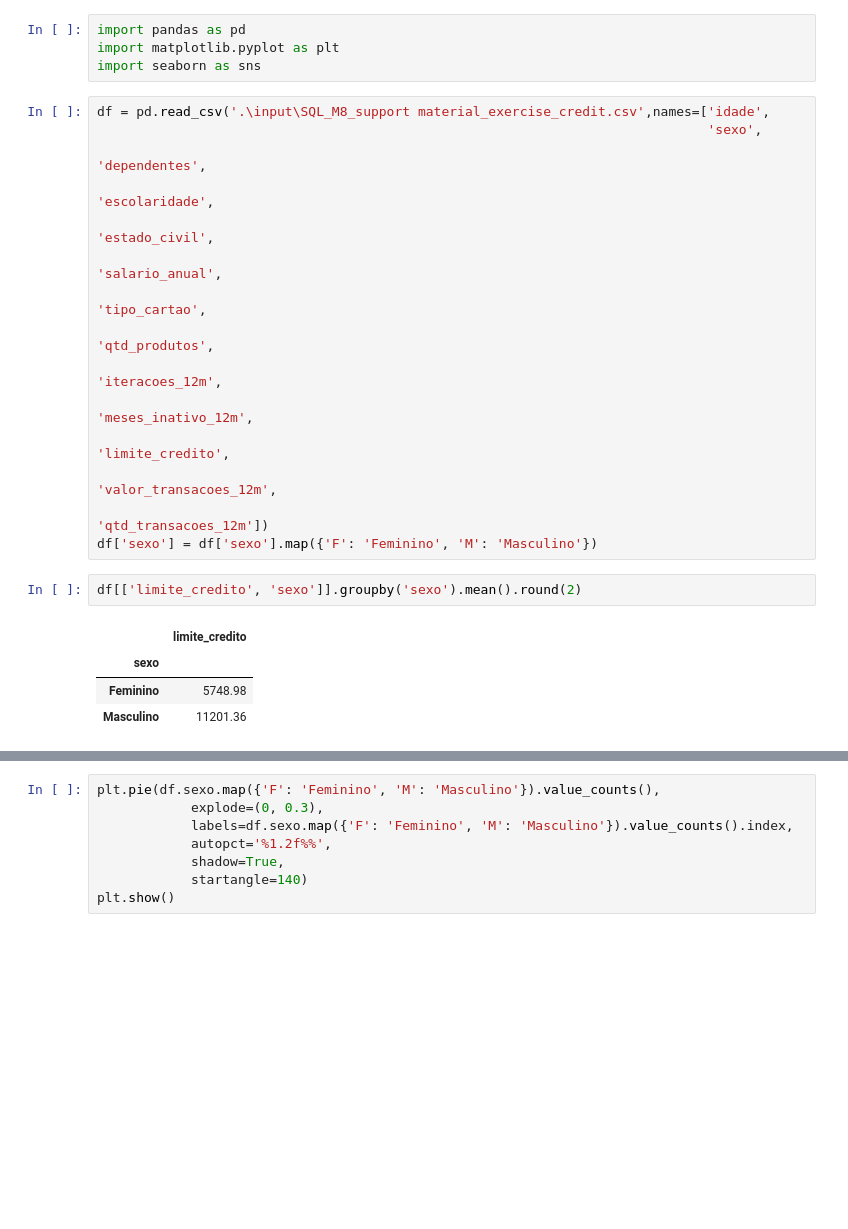
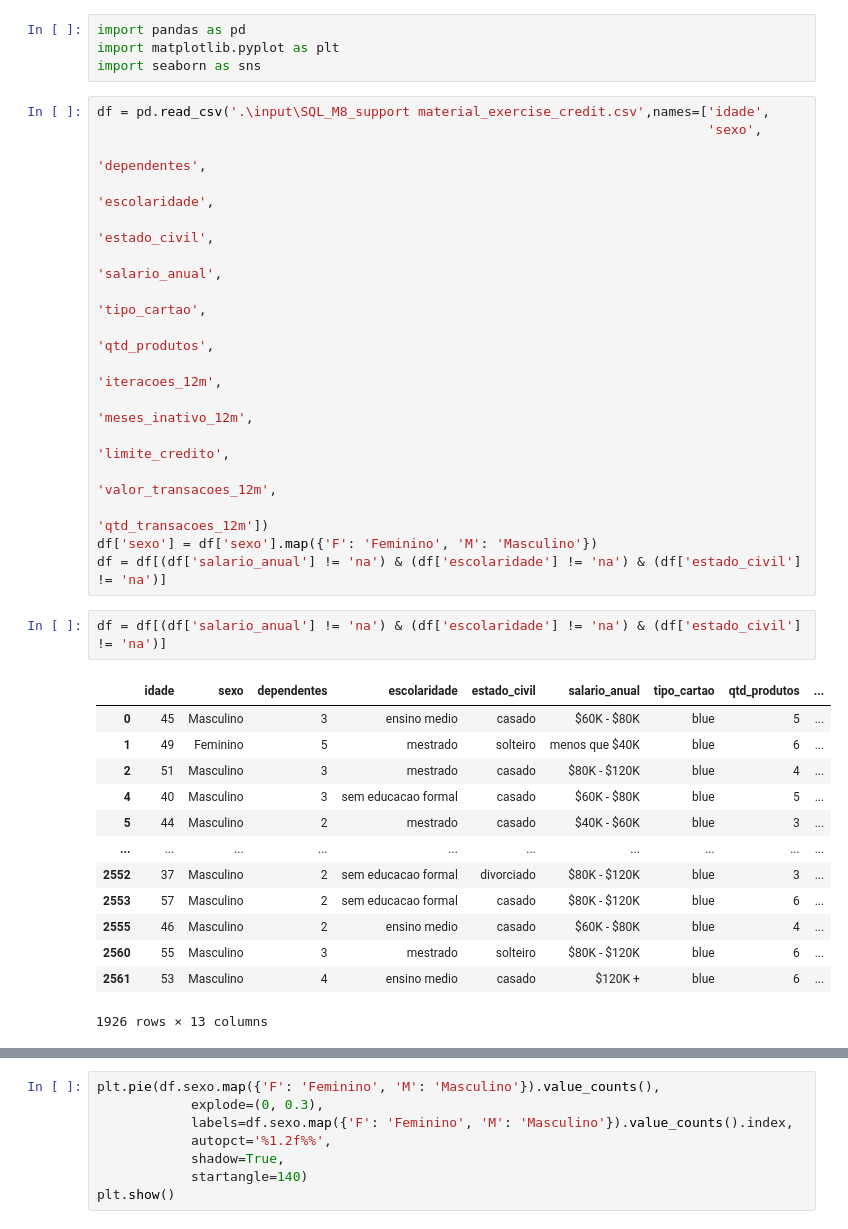
Before and after one commit to marceloaires7/EBAC-SQL, a Jupyter notebook: MODULO_08/ProjetoFinal-Credito.ipynb, the cells around one changed output, grey strips where cells are left out. Saved outputs shown, nothing was run; the diff lists cells and outputs as text; blank space fills up the shorter version.

```diff
--- a/MODULO_08/ProjetoFinal-Credito.ipynb
+++ b/MODULO_08/ProjetoFinal-Credito.ipynb
@@ -17,10 +17,20 @@ df = pd.read_csv('.\input\SQL_M8_support material_exercise_credit.csv',names=['i
                                                                               'valor_transacoes_12m',
                                                                               'qtd_transacoes_12m'])
 df['sexo'] = df['sexo'].map({'F': 'Feminino', 'M': 'Masculino'})
+df = df[(df['salario_anual'] != 'na') & (df['escolaridade'] != 'na') & (df['estado_civil'] != 'na')]
-# %%
-df[['limite_credito', 'sexo']].groupby('sexo').mean().round(2)
-# %% [output]
-|  | limite_credito |
-| sexo |  |
-| Feminino | 5748.98 |
-| Masculino | 11201.36 |
+# %%
+df = df[(df['salario_anual'] != 'na') & (df['escolaridade'] != 'na') & (df['estado_civil'] != 'na')]
+# %% [output]
+|  | idade | sexo | dependentes | escolaridade | estado_civil | salario_anual | tipo_cartao | qtd_produtos | ... |
+| 0 | 45 | Masculino | 3 | ensino medio | casado | $60K - $80K | blue | 5 | ... |
+| 1 | 49 | Feminino | 5 | mestrado | solteiro | menos que $40K | blue | 6 | ... |
+| 2 | 51 | Masculino | 3 | mestrado | casado | $80K - $120K | blue | 4 | ... |
+| 4 | 40 | Masculino | 3 | sem educacao formal | casado | $60K - $80K | blue | 5 | ... |
+| 5 | 44 | Masculino | 2 | mestrado | casado | $40K - $60K | blue | 3 | ... |
+| ... | ... | ... | ... | ... | ... | ... | ... | ... | ... |
+| 2552 | 37 | Masculino | 2 | sem educacao formal | divorciado | $80K - $120K | blue | 3 | ... |
+| 2553 | 57 | Masculino | 2 | sem educacao formal | casado | $80K - $120K | blue | 6 | ... |
+| 2555 | 46 | Masculino | 2 | ensino medio | casado | $60K - $80K | blue | 4 | ... |
+| 2560 | 55 | Masculino | 3 | mestrado | solteiro | $80K - $120K | blue | 6 | ... |
+| 2561 | 53 | Masculino | 4 | ensino medio | casado | $120K + | blue | 6 | ... |
+1926 rows × 13 columns
```
Also changed, not shown: parts of 4 cells of this notebook, 1 other file.
